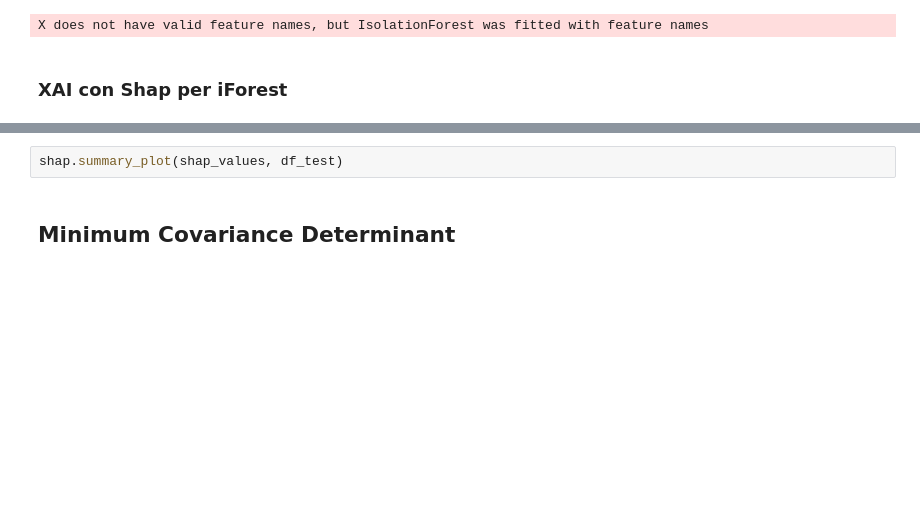
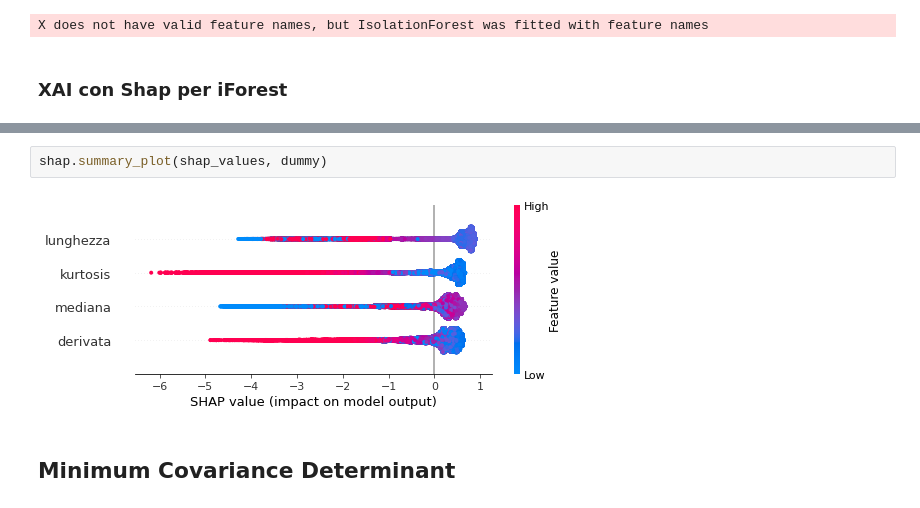
Before and after one commit to DavideMobilia/Anomaly-Detection, a Jupyter notebook: Scripts/Machine Learning_current.ipynb, the cells around one changed output, grey strips where cells are left out. Cells and saved outputs as stored; diff of their text form; blank space fills up the shorter version.

```diff
--- a/Scripts/Machine Learning_current.ipynb
+++ b/Scripts/Machine Learning_current.ipynb
@@ -139,5 +139,7 @@ shap.summary_plot(shap_values, df_test, plot_type="bar")
 # %%
-shap.summary_plot(shap_values, df_test)
+shap.summary_plot(shap_values, dummy)
+# %% [output]
+[figure, added]
 # %% [markdown]
 ## Minimum Covariance Determinant
 # %% [markdown]
```
Also changed, not shown: parts of 13 cells of this notebook, 1 other file.
